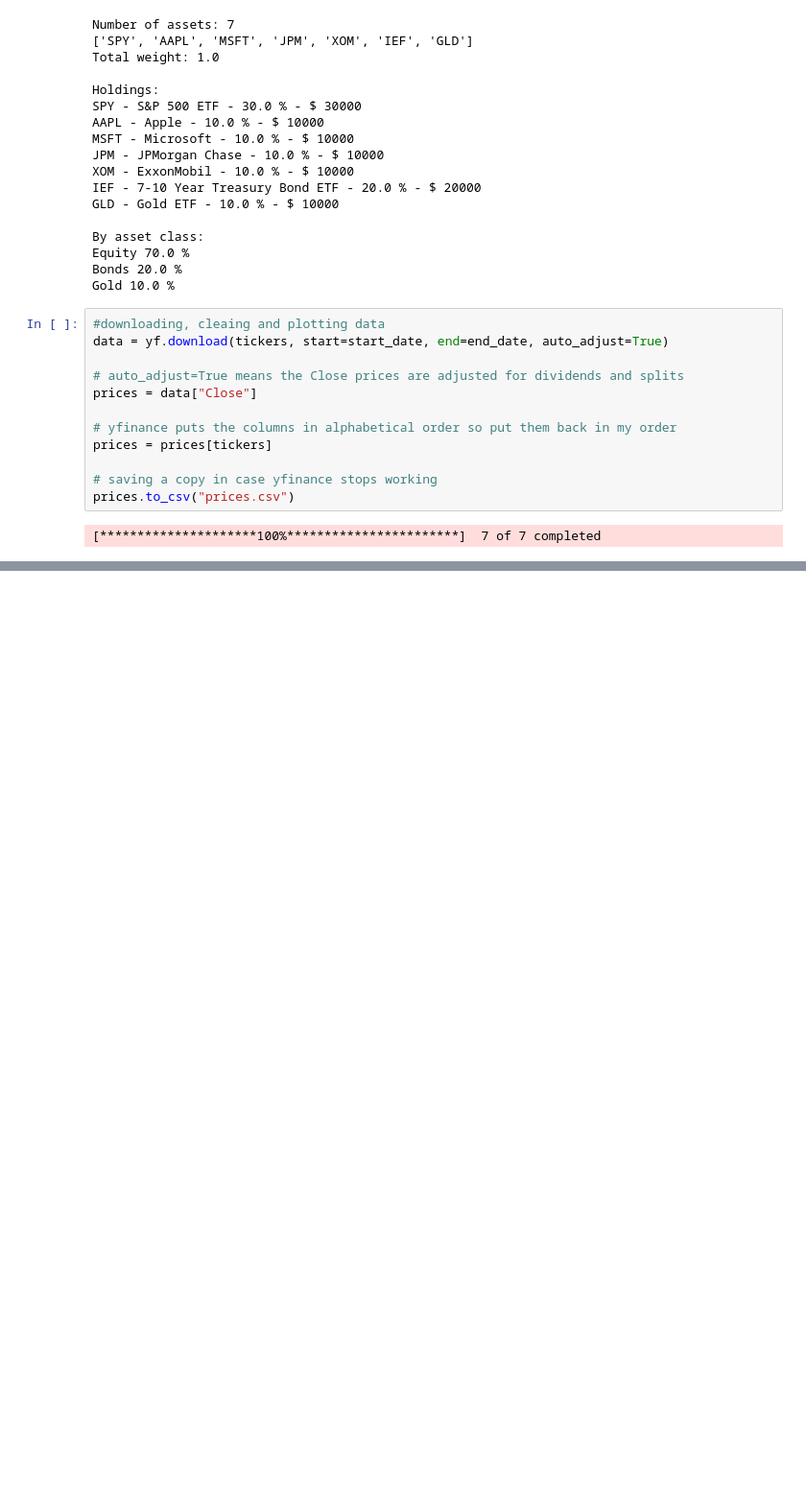
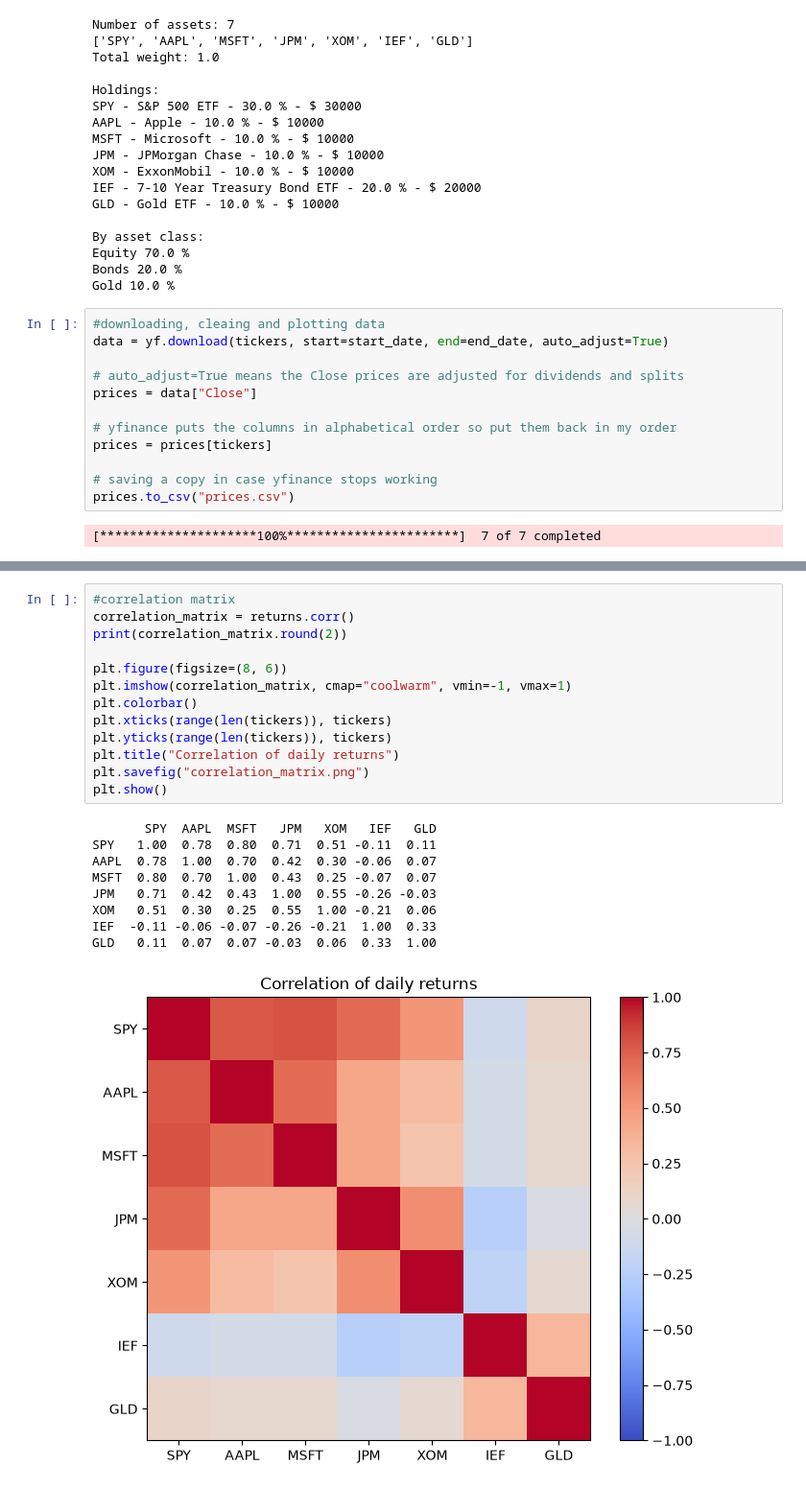
Before and after one commit to alexandrosch27/portfolio-risk-analysis, a Jupyter notebook: portfolio-risk-analysis.ipynb, the cells around one changed output, grey strips where cells are left out. Shown at 96% size. Drawn from its saved outputs; the diff is of its cells as text; blank space fills up the shorter version.

```diff
--- a/portfolio-risk-analysis.ipynb
+++ b/portfolio-risk-analysis.ipynb
@@ -175,0 +370,23 @@ plt.show()
+# %%
+#correlation matrix
+correlation_matrix = returns.corr()
+print(correlation_matrix.round(2))
+
+plt.figure(figsize=(8, 6))
+plt.imshow(correlation_matrix, cmap="coolwarm", vmin=-1, vmax=1)
+plt.colorbar()
+plt.xticks(range(len(tickers)), tickers)
+plt.yticks(range(len(tickers)), tickers)
+plt.title("Correlation of daily returns")
+plt.savefig("correlation_matrix.png")
+plt.show()
+# %% [output]
+       SPY  AAPL  MSFT   JPM   XOM   IEF   GLD
+SPY   1.00  0.78  0.80  0.71  0.51 -0.11  0.11
+AAPL  0.78  1.00  0.70  0.42  0.30 -0.06  0.07
+MSFT  0.80  0.70  1.00  0.43  0.25 -0.07  0.07
+JPM   0.71  0.42  0.43  1.00  0.55 -0.26 -0.03
+XOM   0.51  0.30  0.25  0.55  1.00 -0.21  0.06
+IEF  -0.11 -0.06 -0.07 -0.26 -0.21  1.00  0.33
+GLD   0.11  0.07  0.07 -0.03  0.06  0.33  1.00
+[figure, added]
```
Also changed, not shown: parts of 16 cells of this notebook.
